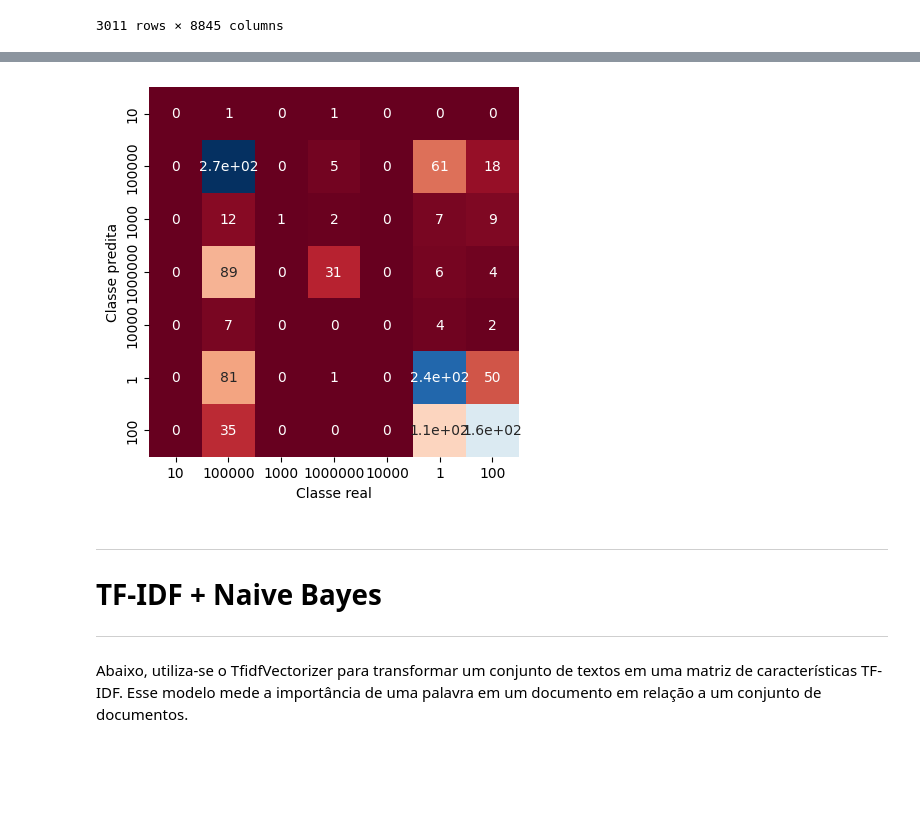
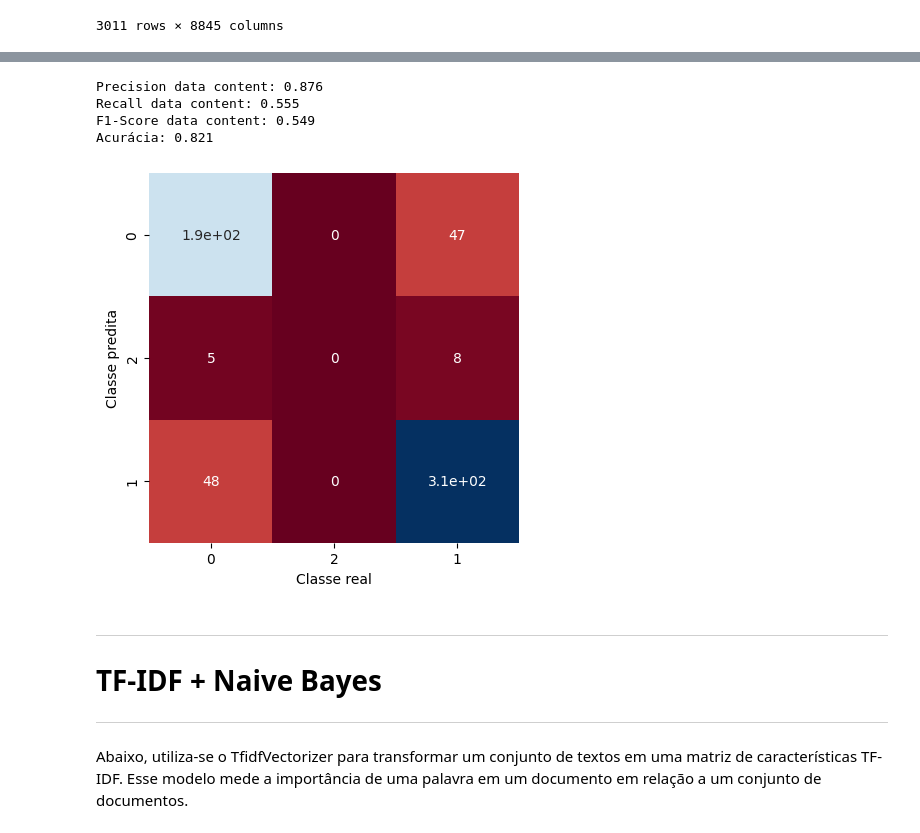
Before and after one commit to Kalidsa/Projeto-de-Minera-o-de-Textos---CDII, a Jupyter notebook: Mineração_de_textos.ipynb, the cells around one changed output, grey strips where cells are left out. Cells and saved outputs as stored; diff of their text form; code cells hidden in the pictures; blank space fills up the shorter version.

```diff
--- a/Mineração_de_textos.ipynb
+++ b/Mineração_de_textos.ipynb
@@ -594,14 +602,12 @@ Acurácia: 0.813
 # Agora o mesmo modelo BoW + Naive Bayes com os dados limpos e transformados
 # %%
 from sklearn.feature_extraction.text import CountVectorizer
-
 vectorizer_dc_limpo = CountVectorizer()
 
 BoW_matriz_dc_limpo = vectorizer_dc_limpo.fit_transform(data_content2['content'])
 
-BoW_matriz_dcl_dataframe=pd.DataFrame(BoW_matriz_dc_limpo.toarray(),columns=vectorizer_dc_limpo.get_feature_names_out())
-
-BoW_matriz_dcl_dataframe
+bownb_matriz_df = pd.DataFrame(BoW_matriz_dc_limpo.toarray(),columns=vectorizer_dc_limpo.get_feature_names_out())
+bownb_matriz_df
 # %% [output]
 |  | aap | aba | abaixa | abaixada | abaixado | abaixar | abaixaram | abaixe | abaixei | abaixem | ... | ... |
 | 0 | 0 | 0 | 0 | 0 | 0 | 0 | 0 | 0 | 0 | 0 | ... | ... |
@@ -630,0 +625,14 @@ predicoes_dc_limpo = naive_bayes2.predict(X_test_dc_limpo)
+# %%
+txt_bownb_dc2 = bownb_matriz_df
+catg_bownb_dc2  = data_content2['sentiment_binary']
+
+X_train_bownb_2, X_test_bownb_2, y_train_bownb_2, y_test_bownb_2 = train_test_split(
+                                                                                    txt_bownb_dc2,
+                                                                                    catg_bownb_dc2 ,
+                                                                                    test_size=0.2)
+
+naive_bayes2 = MultinomialNB()
+naive_bayes2.fit(X_train_bownb_2, y_train_bownb_2)
+pred_bownb_2 = naive_bayes2.predict(X_test_bownb_2)
+
+print(classification_report(y_test_bownb_2, pred_bownb_2,zero_division=1))
@@ -703,0 +685,13 @@ weighted avg       0.62      0.58      0.56      1205
+# %%
+catg_bownb_3 = data_content2['sp_ordinal']
+
+X_train_bownb_3 , X_test_bownb_3 , y_train_bownb_3 , y_test_bownb_3  = train_test_split(
+                                                                                    txt_bownb_dc2,
+                                                                                    catg_bownb_3,
+                                                                                    test_size=0.2)
+
+naive_bayes3 = MultinomialNB()
+naive_bayes3.fit(X_train_bownb_3 , y_train_bownb_3 )
+pred_bownb_3  = naive_bayes3.predict(X_test_bownb_3 )
+
+print(classification_report(y_test_bownb_3 , pred_bownb_3, zero_division=1))
@@ -704,18 +708,32 @@ weighted avg       0.62      0.58      0.56      1205
+# %%
+precision_bownb_3, recall_bownb_3, f1_bownb_3, support_bownb_3 = precision_recall_fscore_support(
+                                                                                                y_test_bownb_3,
+                                                                                                pred_bownb_3,
+                                                                                                average='macro',
+                                                                                                zero_division=1)
+print(f"Precision data content: {precision_bownb_3:.3f}")
+print(f"Recall data content: {recall_bownb_3:.3f}")
+print(f"F1-Score data content: {f1_bownb_3:.3f} ")
+
+accuracy_bownb_3 = accuracy_score(y_test_bownb_3 , pred_bownb_3)
+
+print(f"Acurácia: {accuracy_bownb_3:.3f}" )
+# %% [output]
+Precision data content: 0.876
+Recall data content: 0.555
+F1-Score data content: 0.549
+Acurácia: 0.821
 # %%
-from sklearn.metrics import confusion_matrix
-import matplotlib.pyplot as plt
-import seaborn as sns
-
-cm = confusion_matrix(y_test_dc2, predicoes_dc2)
+cm = confusion_matrix(y_test_bownb_3 , pred_bownb_3)
 sns.heatmap(cm, square=True, annot=True, cmap='RdBu', cbar=False,
-            xticklabels=categorias_dc2.unique(),
-            yticklabels=categorias_dc2.unique())
+            xticklabels=catg_bownb_3.unique(),
+            yticklabels=catg_bownb_3.unique())
 
 plt.xlabel("Classe real")
 plt.ylabel("Classe predita")
 plt.show()
 # %% [output]
-[figure, old version]
+[figure, new version]
 # %% [markdown]
 
 
```
Also changed, not shown: parts of 89 cells of this notebook.
